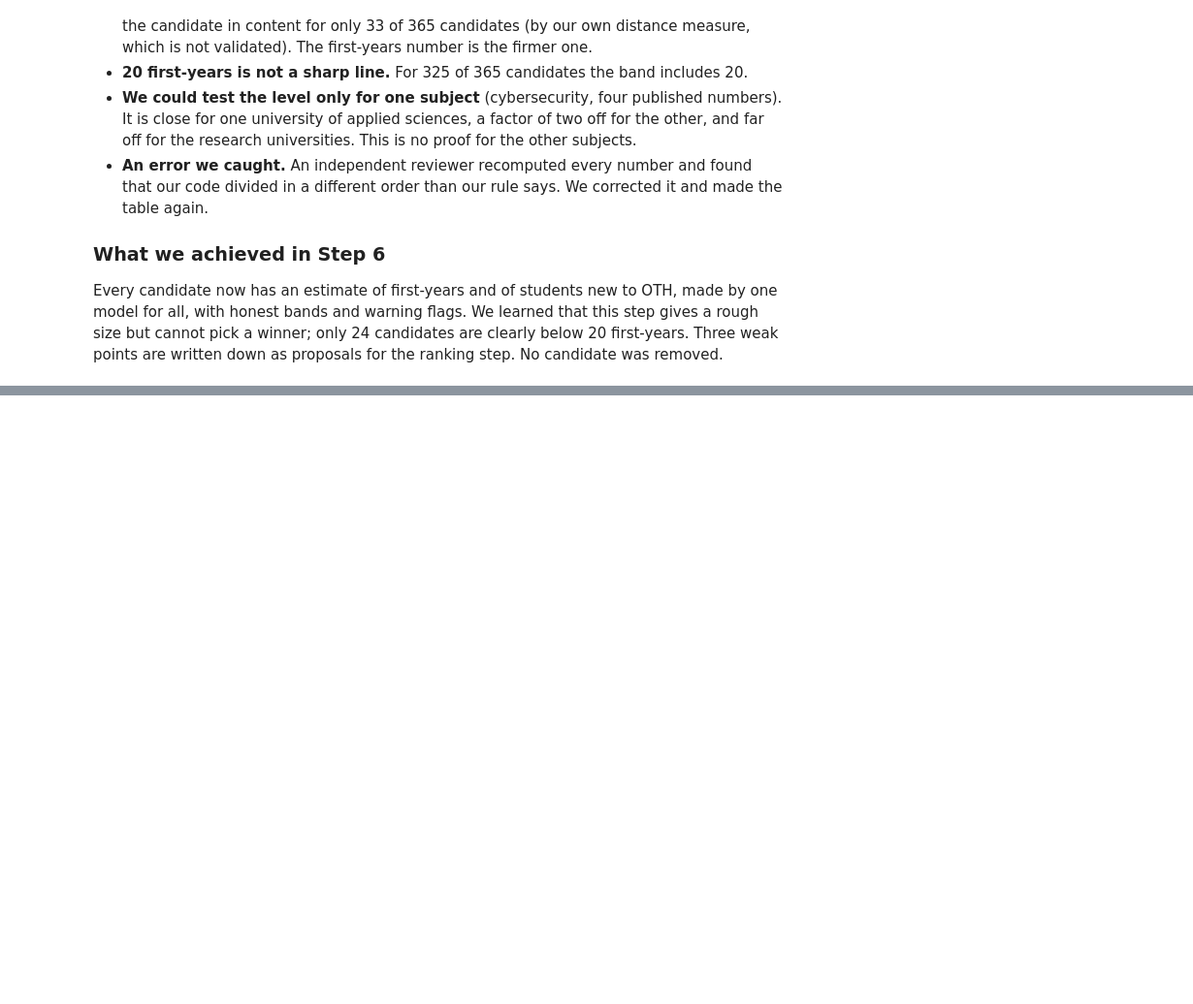
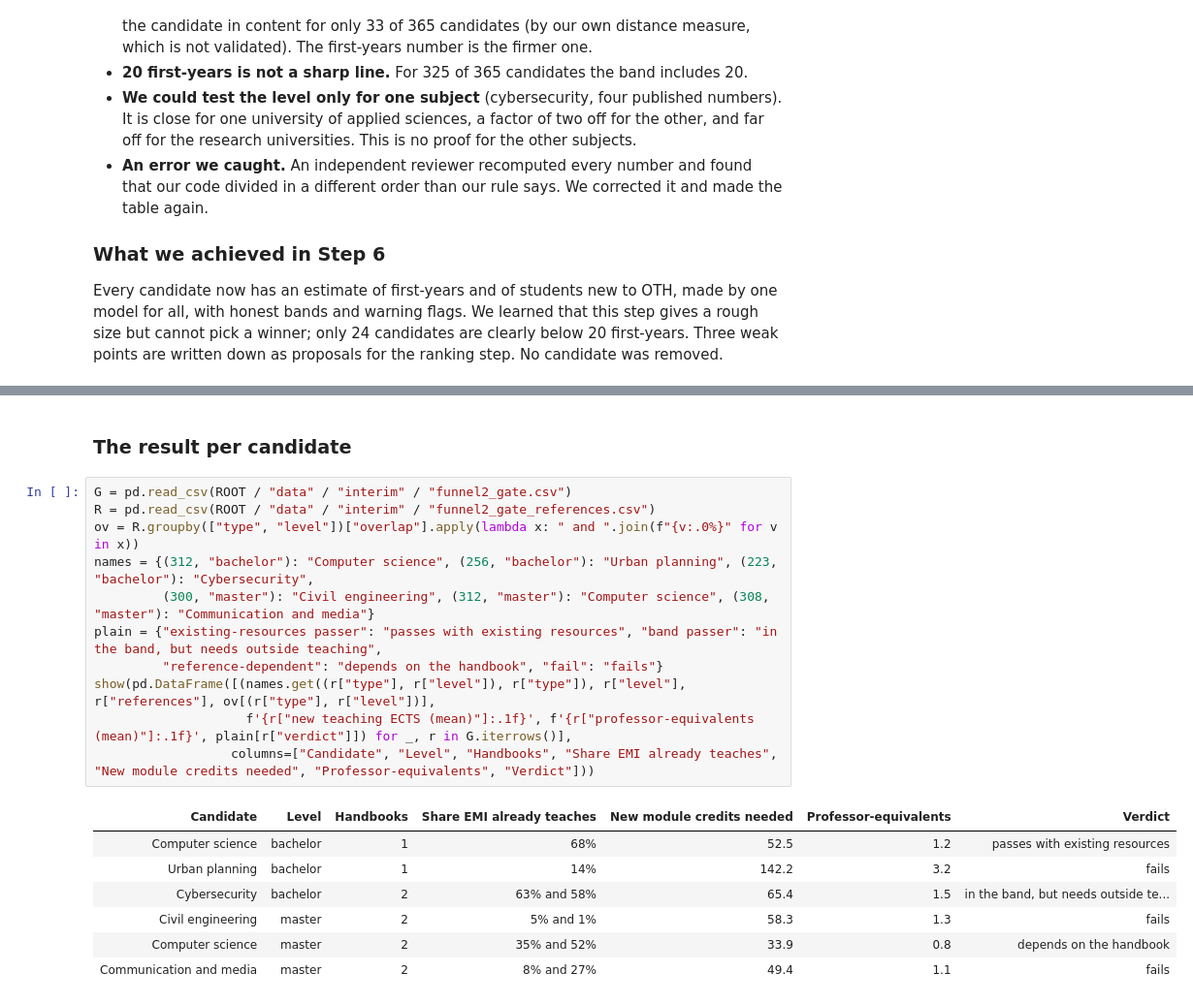
Before and after one commit to SomanthaManuranga/study-program-intelligence, a Jupyter notebook: notebooks/funnel_progress.ipynb, the cells around one changed output, grey strips where cells are left out. Shown at 97% size. Drawn from its saved outputs; the diff is of its cells as text; blank space fills up the shorter version.

Commit message:
Funnel step 7 complete: notes with scorecard, project guide and notebook

```diff
--- a/notebooks/funnel_progress.ipynb
+++ b/notebooks/funnel_progress.ipynb
@@ -883,0 +846,21 @@ show(pd.DataFrame([(names.get((r["type"], r["level"]), r["type"]), r["level"], r
+# %% [markdown]
+### The result per candidate
+# %%
+G = pd.read_csv(ROOT / "data" / "interim" / "funnel2_gate.csv")
+R = pd.read_csv(ROOT / "data" / "interim" / "funnel2_gate_references.csv")
+ov = R.groupby(["type", "level"])["overlap"].apply(lambda x: " and ".join(f"{v:.0%}" for v in x))
+names = {(312, "bachelor"): "Computer science", (256, "bachelor"): "Urban planning", (223, "bachelor"): "Cybersecurity",
+         (300, "master"): "Civil engineering", (312, "master"): "Computer science", (308, "master"): "Communication and media"}
+plain = {"existing-resources passer": "passes with existing resources", "band passer": "in the band, but needs outside teaching",
+         "reference-dependent": "depends on the handbook", "fail": "fails"}
+show(pd.DataFrame([(names.get((r["type"], r["level"]), r["type"]), r["level"], r["references"], ov[(r["type"], r["level"])],
+                    f'{r["new teaching ECTS (mean)"]:.1f}', f'{r["professor-equivalents (mean)"]:.1f}', plain[r["verdict"]]) for _, r in G.iterrows()],
+                  columns=["Candidate", "Level", "Handbooks", "Share EMI already teaches", "New module credits needed", "Professor-equivalents", "Verdict"]))
+# %% [output]
+| Candidate | Level | Handbooks | Share EMI already teaches | New module credits needed | Professor-equivalents | Verdict |
+| Computer science | bachelor | 1 | 68% | 52.5 | 1.2 | passes with existing resources |
+| Urban planning | bachelor | 1 | 14% | 142.2 | 3.2 | fails |
+| Cybersecurity | bachelor | 2 | 63% and 58% | 65.4 | 1.5 | in the band, but needs outside te... |
+| Civil engineering | master | 2 | 5% and 1% | 58.3 | 1.3 | fails |
+| Computer science | master | 2 | 35% and 52% | 33.9 | 0.8 | depends on the handbook |
+| Communication and media | master | 2 | 8% and 27% | 49.4 | 1.1 | fails |
```
Also changed, not shown: parts of 14 cells of this notebook, 2 other files.
